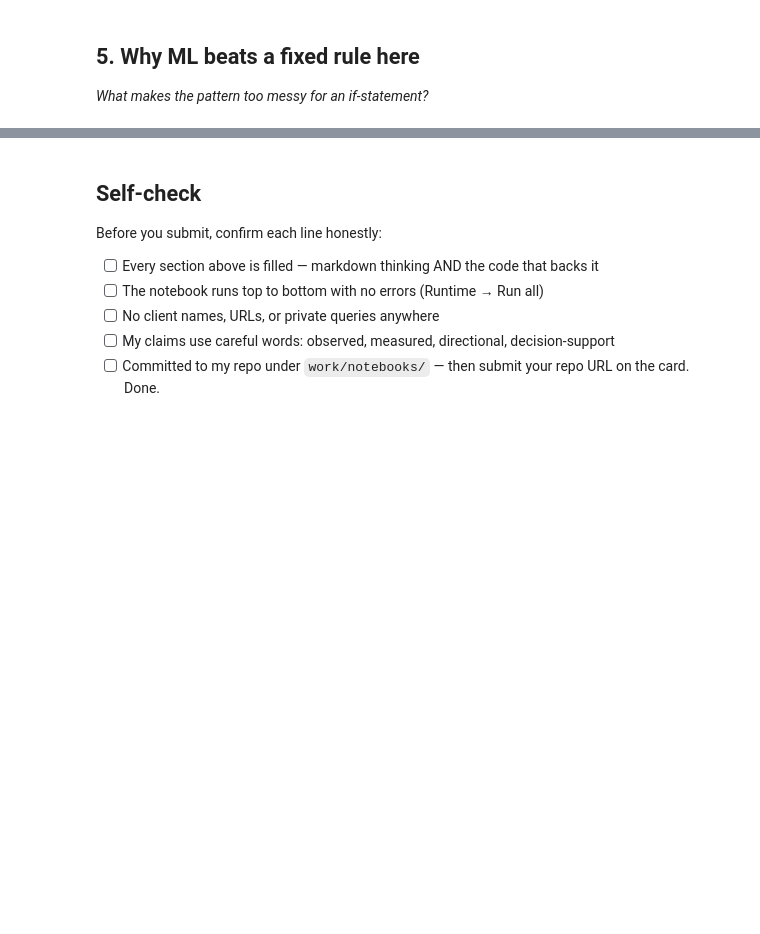
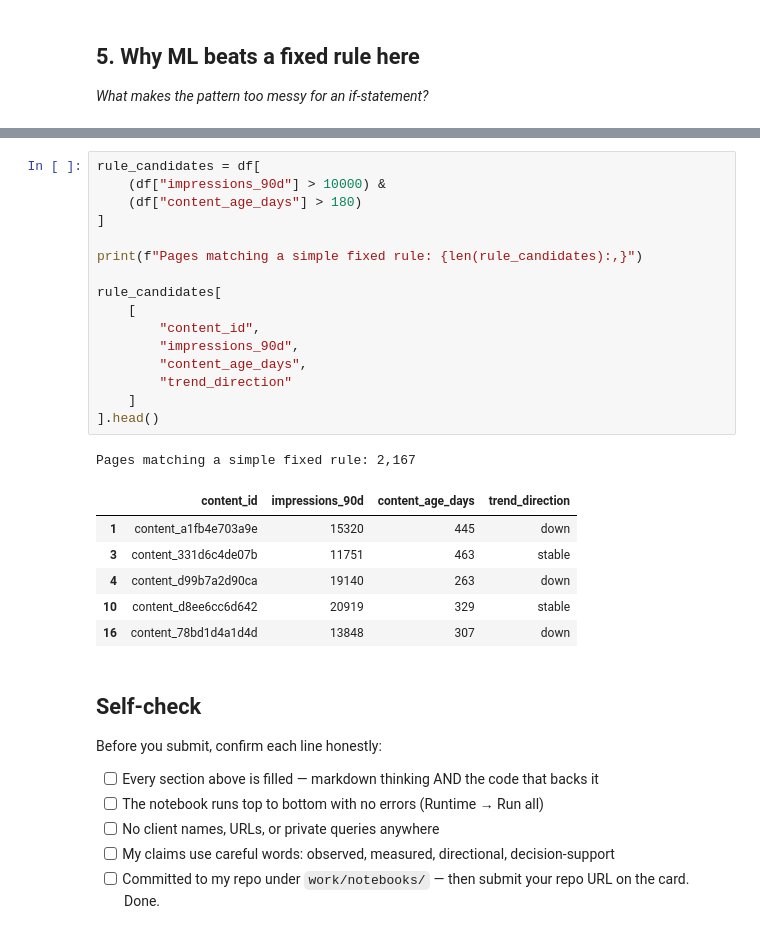
Before and after one commit to venkat-vipul/flyrank_ml, a Jupyter notebook: work/notebooks/w02_ml_task_framing.ipynb, the cells around one changed output, grey strips where cells are left out. Drawn from its saved outputs; the diff is of its cells as text; blank space fills up the shorter version.

```diff
--- a/work/notebooks/w02_ml_task_framing.ipynb
+++ b/work/notebooks/w02_ml_task_framing.ipynb
@@ -44,3 +140,27 @@ This skeleton is yours to fill. Work the sections **in order** — each one has
+# %%
+rule_candidates = df[
+    (df["impressions_90d"] > 10000) &
+    (df["content_age_days"] > 180)
+]
+
+print(f"Pages matching a simple fixed rule: {len(rule_candidates):,}")
+
+rule_candidates[
+    [
+        "content_id",
+        "impressions_90d",
+        "content_age_days",
+        "trend_direction"
+    ]
+].head()
+# %% [output]
+Pages matching a simple fixed rule: 2,167
+|  | content_id | impressions_90d | content_age_days | trend_direction |
+| 1 | content_a1fb4e703a9e | 15320 | 445 | down |
+| 3 | content_331d6c4de07b | 11751 | 463 | stable |
+| 4 | content_d99b7a2d90ca | 19140 | 263 | down |
+| 10 | content_d8ee6cc6d642 | 20919 | 329 | stable |
+| 16 | content_78bd1d4a1d4d | 13848 | 307 | down |
 # %% [markdown]
 ## Self-check
 
```
Also changed, not shown: parts of 14 cells of this notebook.
